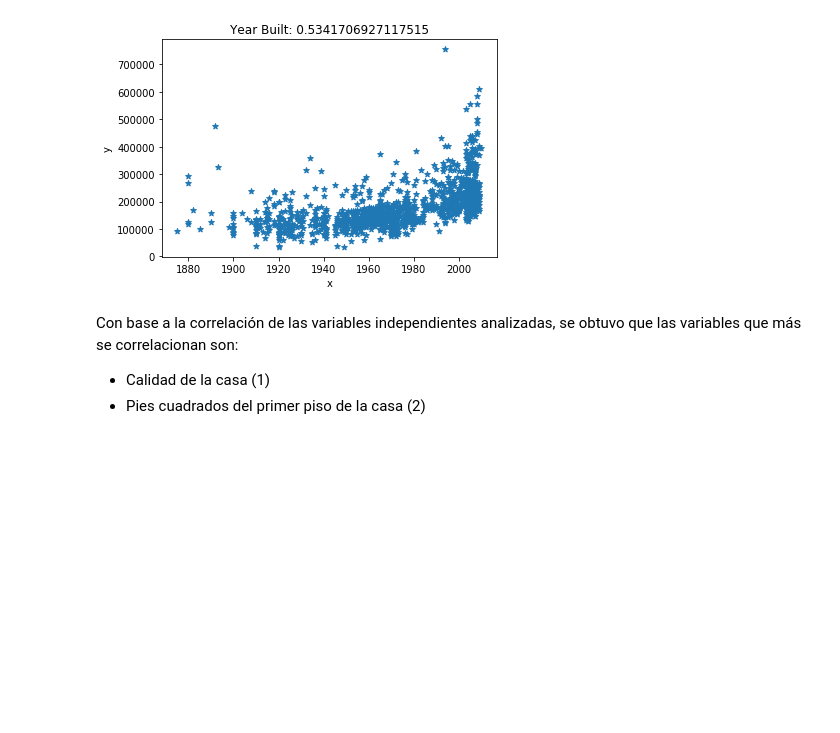
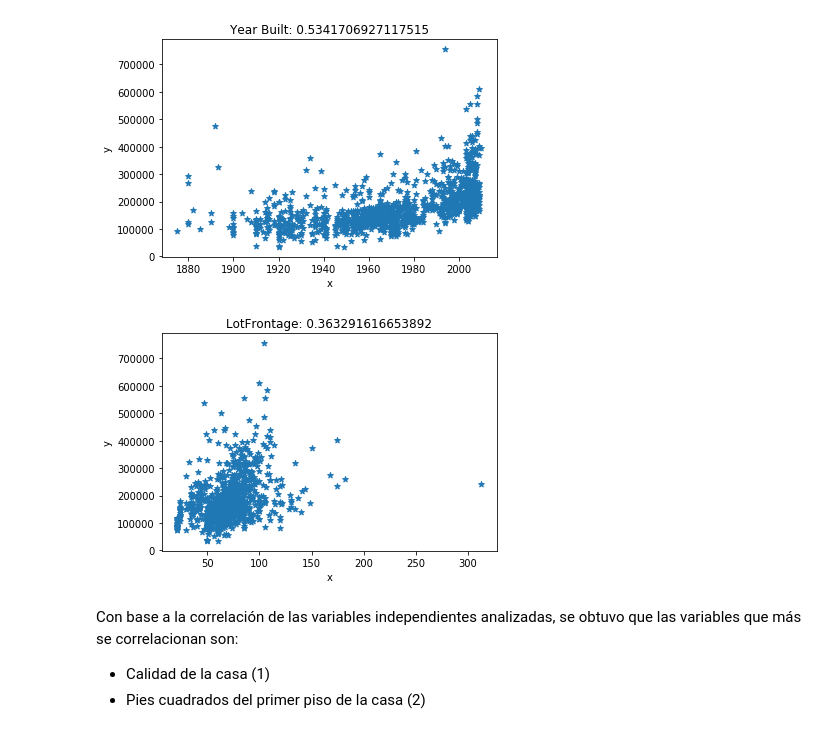
Before and after one commit to bragonya/Python, a Jupyter notebook: Proyecto/Proyecto_Data_Science_Python.ipynb, the cells around one changed output. Cells and saved outputs as stored; diff of their text form; code cells hidden in the pictures; blank space fills up the shorter version.

```diff
--- a/Proyecto/Proyecto_Data_Science_Python.ipynb
+++ b/Proyecto/Proyecto_Data_Science_Python.ipynb
@@ -155,6 +160,10 @@ graphCorrelation(datatrain[:,0],datatrain[:,3],"Total Rooms")
 graphCorrelation(datatrain[:,0],datatrain[:,4],"Year Built")
 # %% [output]
 [figure]
+# %%
+graphCorrelation(datatrain[:,0][~np.isnan(datatrain[:,5])],datatrain[:,5][~np.isnan(datatrain[:,5])],"LotFrontage")
+# %% [output]
+[figure, added]
 # %% [markdown]
 Con base a la correlación de las variables independientes analizadas, se obtuvo que las variables que más se correlacionan son:
 * Calidad de la casa (1)
```
Also changed, not shown: parts of 2 cells of this notebook.
